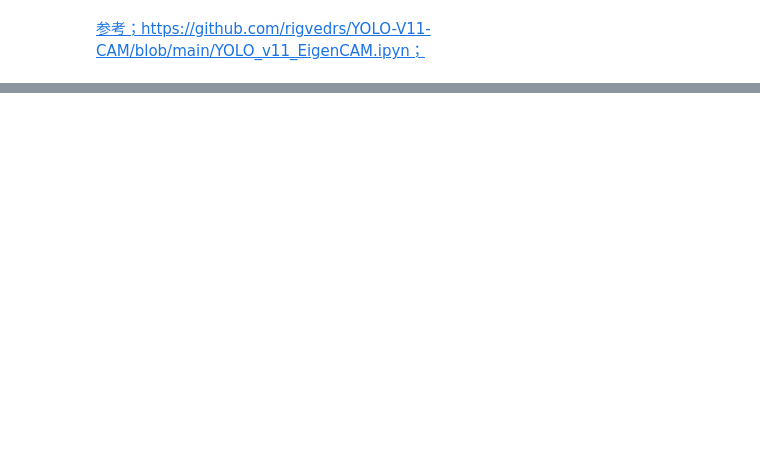
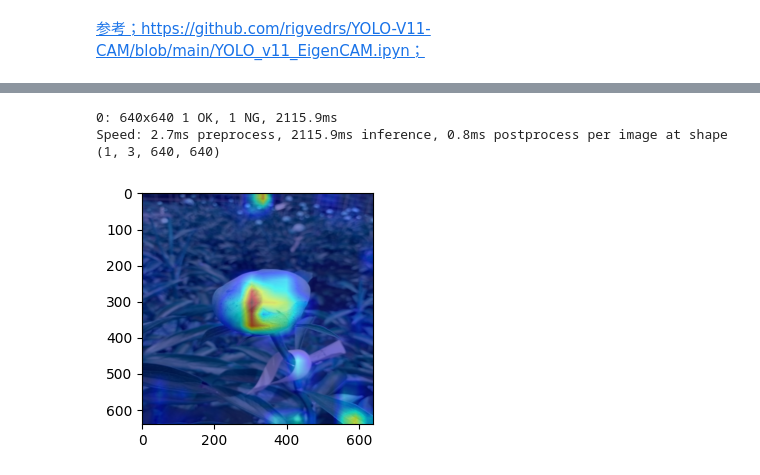
Before and after one commit to 1900690/heatmap_yolo, a Jupyter notebook: image-heatmaps.ipynb, the cells around one changed output, grey strips where cells are left out. Saved outputs shown, nothing was run; the diff lists cells and outputs as text; code cells hidden in the pictures; blank space fills up the shorter version.

```diff
--- a/image-heatmaps.ipynb
+++ b/image-heatmaps.ipynb
@@ -97,0 +98,17 @@ Image.fromarray(np.hstack((im, cam_image)))
+# %%
+model = YOLO('/content/obj11x.pt')
+model = model.cpu()
+img = cv2.imread('/content/original/60 (5).jpg')
+img = cv2.resize(img, (640, 640))
+rgb_img = img.copy()
+img = np.float32(img) / 255
+target_layers =[model.model.model[-2]]
+cam = EigenCAM(model, target_layers,task='od')
+grayscale_cam = cam(rgb_img)[0, :, :]
+cam_image = show_cam_on_image(img, grayscale_cam, use_rgb=True)
+plt.imshow(cam_image)
+plt.show()
+# %% [output]
+0: 640x640 1 OK, 1 NG, 2115.9ms
+Speed: 2.7ms preprocess, 2115.9ms inference, 0.8ms postprocess per image at shape (1, 3, 640, 640)
+[figure, added]
```
Also changed, not shown: parts of 7 cells of this notebook.
